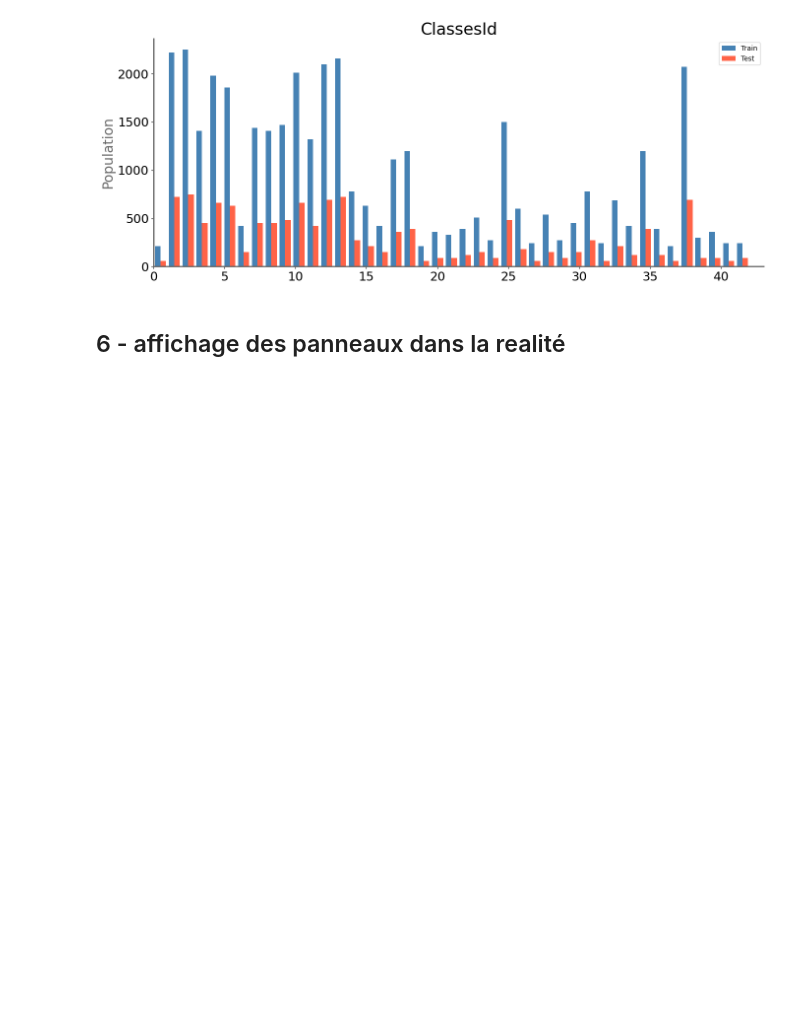
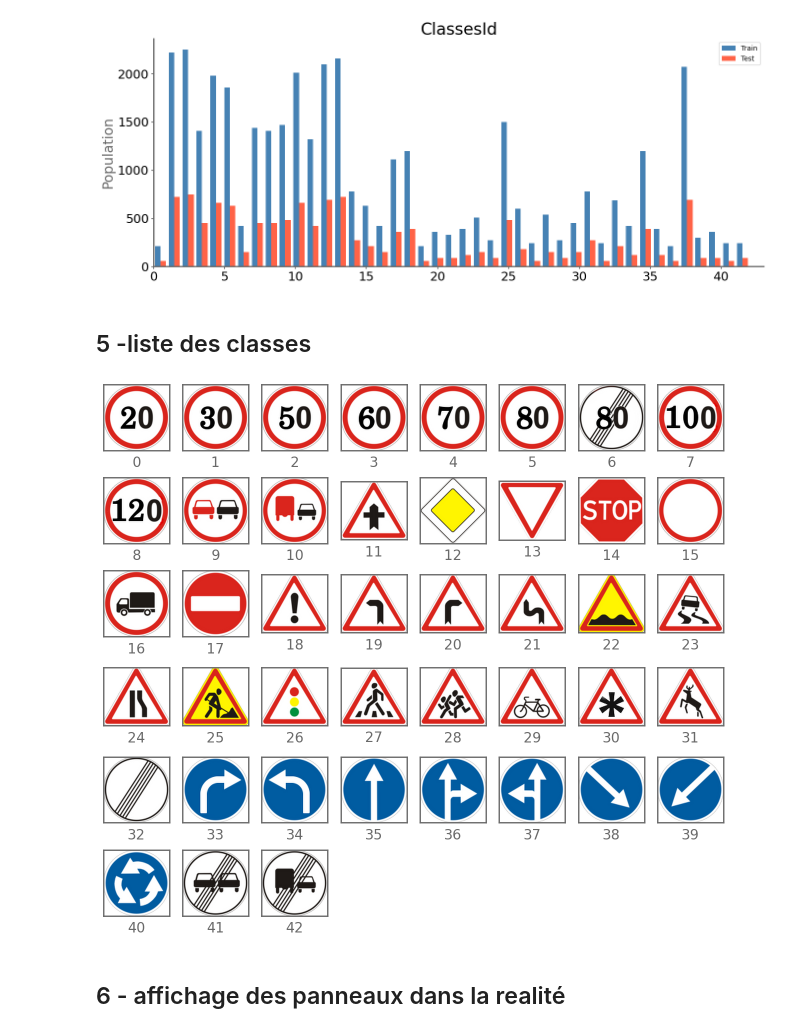
Before and after one commit to tchotaneu/Traffic_Sign_Recognition_Software, a Jupyter notebook: 01-Preparation_des_donnees.ipynb, the cells around one changed output. Drawn from its saved outputs; the diff is of its cells as text; code cells hidden in the pictures; blank space fills up the shorter version.

```diff
--- a/01-Preparation_des_donnees.ipynb
+++ b/01-Preparation_des_donnees.ipynb
@@ -219,6 +231,13 @@ y_test  shape :  (12630,)
 [figure]
 [figure]
 [figure]
+# %% [markdown]
+## 5 -liste des classes
+# %%
+projet.plot_images(x_meta,y_meta, range(43), columns=8, x_size=2, y_size=2,
+                                colorbar=False, y_pred=None, cm='binary', save_as='06-meta-signs')
+# %% [output]
+[figure, added]
 # %% [markdown]
 ##  6 - affichage des panneaux dans la realité
 # %%
```
Also changed, not shown: parts of 15 cells of this notebook, 4 other files.
